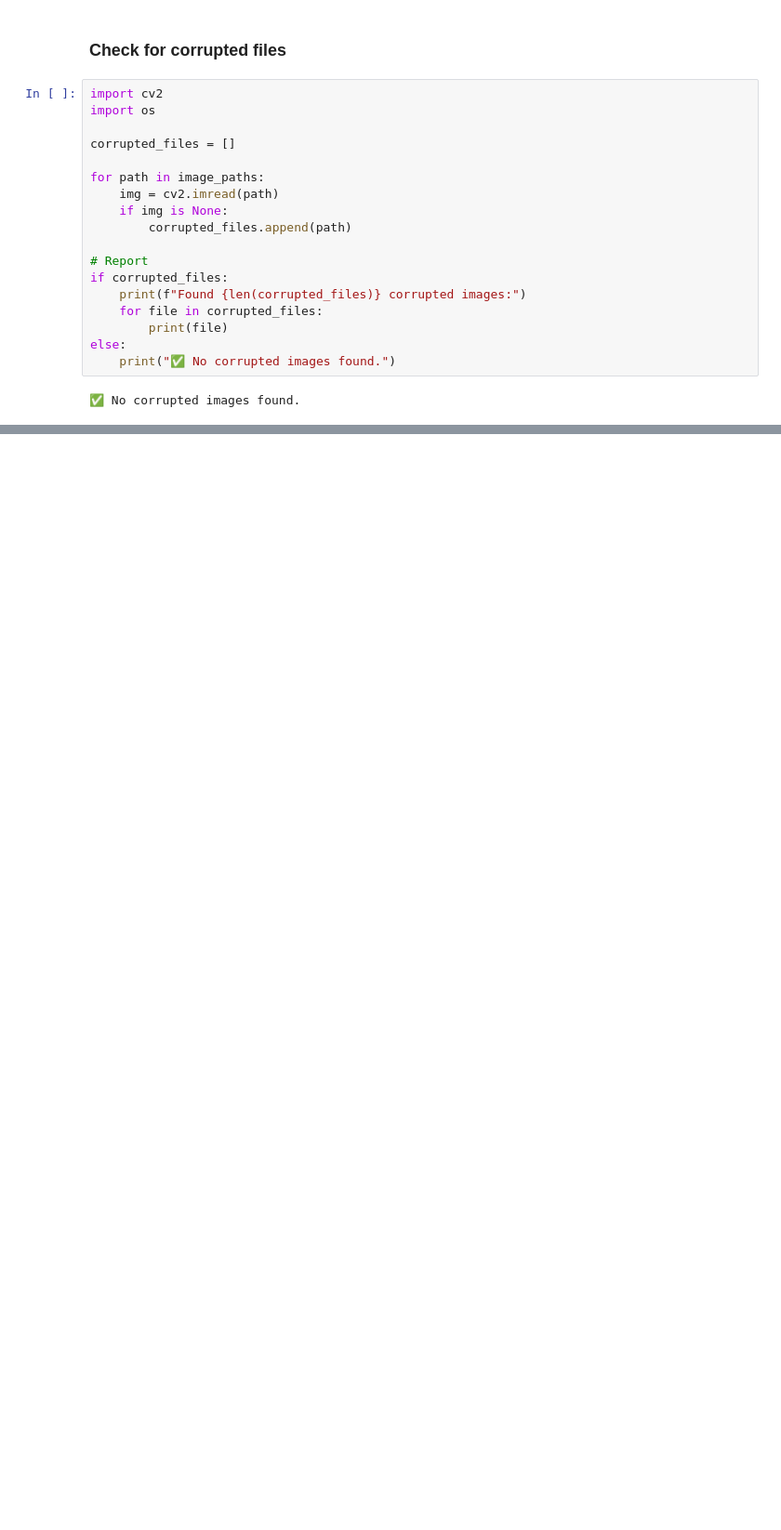
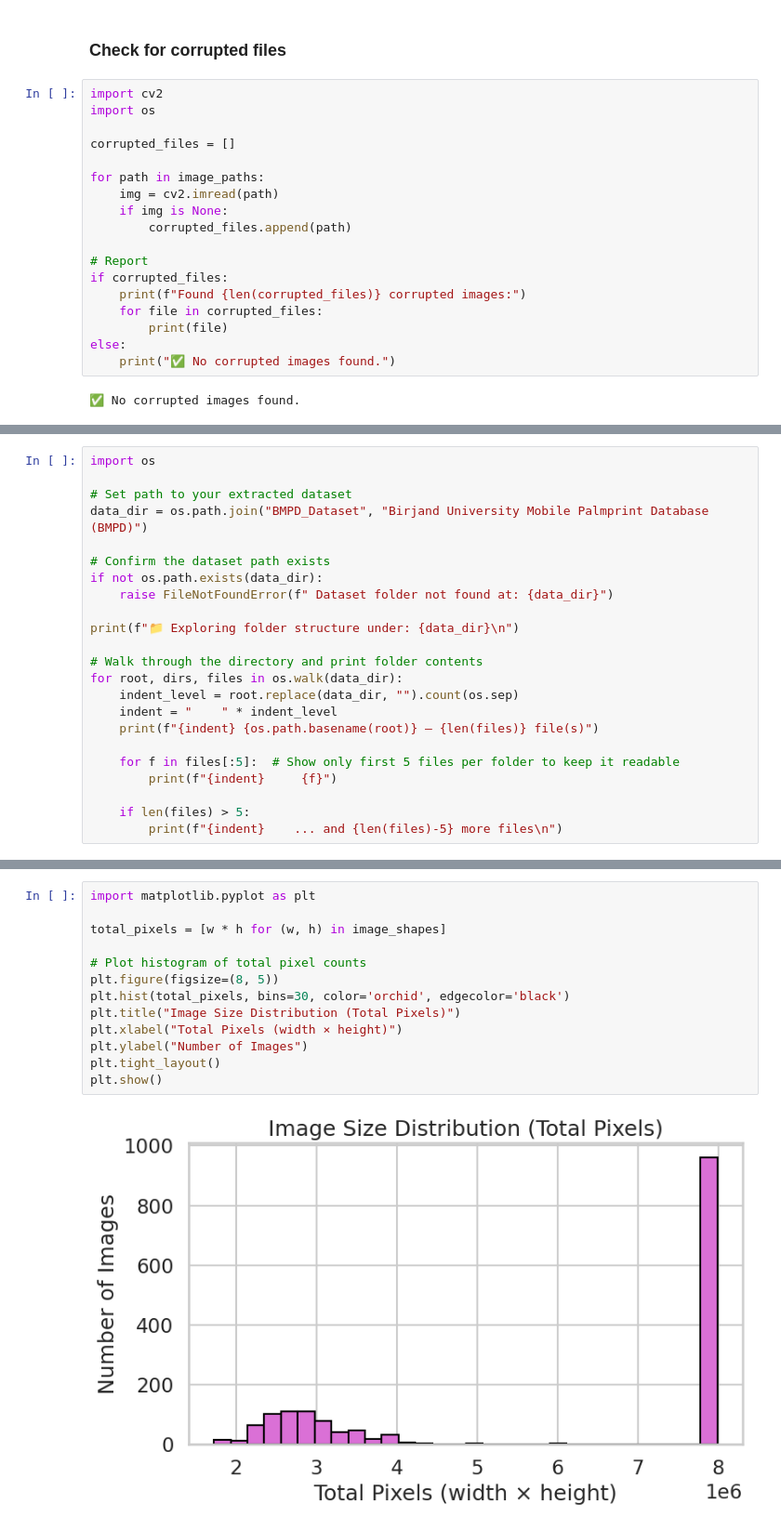
Before and after one commit to anjorisarabhai/veinsecure-palm-vein-authentication, a Jupyter notebook: notebooks/Palm_Vein_EDA.ipynb, the cells around one changed output, grey strips where cells are left out. Shown at 93% size. Saved outputs shown, nothing was run; the diff lists cells and outputs as text; blank space fills up the shorter version.

Commit message:
image quality and intensity analysis

```diff
--- a/notebooks/Palm_Vein_EDA.ipynb
+++ b/notebooks/Palm_Vein_EDA.ipynb
@@ -264,0 +265,23 @@ else:
+# %%
+import os
+
+# Set path to your extracted dataset
+data_dir = os.path.join("BMPD_Dataset", "Birjand University Mobile Palmprint Database (BMPD)")
+
+# Confirm the dataset path exists
+if not os.path.exists(data_dir):
+    raise FileNotFoundError(f" Dataset folder not found at: {data_dir}")
+
+print(f"📁 Exploring folder structure under: {data_dir}\n")
+
+# Walk through the directory and print folder contents
+for root, dirs, files in os.walk(data_dir):
+    indent_level = root.replace(data_dir, "").count(os.sep)
+    indent = "    " * indent_level
+    print(f"{indent} {os.path.basename(root)} — {len(files)} file(s)")
+
+    for f in files[:5]:  # Show only first 5 files per folder to keep it readable
+        print(f"{indent}     {f}")
+
+    if len(files) > 5:
+        print(f"{indent}    ... and {len(files)-5} more files\n")
@@ -264,0 +372,15 @@ else:
+# %%
+import matplotlib.pyplot as plt
+
+total_pixels = [w * h for (w, h) in image_shapes]
+
+# Plot histogram of total pixel counts
+plt.figure(figsize=(8, 5))
+plt.hist(total_pixels, bins=30, color='orchid', edgecolor='black')
+plt.title("Image Size Distribution (Total Pixels)")
+plt.xlabel("Total Pixels (width × height)")
+plt.ylabel("Number of Images")
+plt.tight_layout()
+plt.show()
+# %% [output]
+[figure, added]
```
Also changed, not shown: parts of 27 cells of this notebook.
